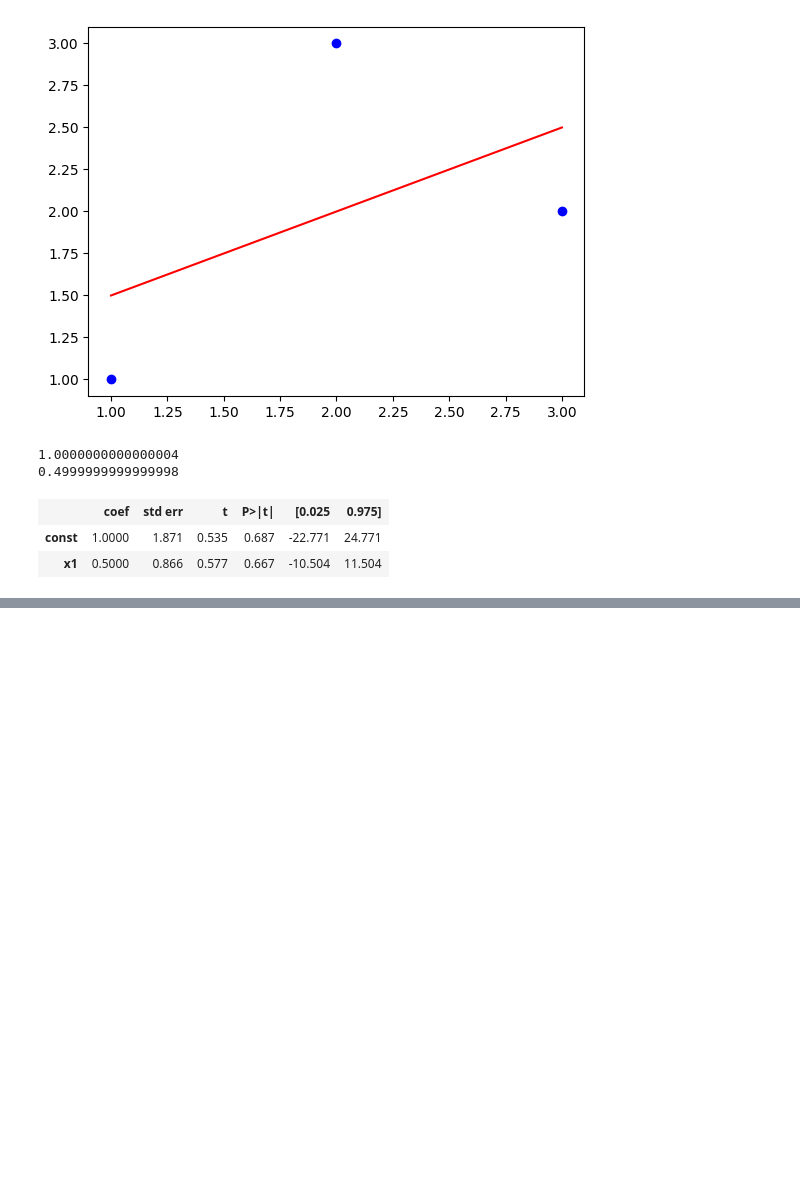
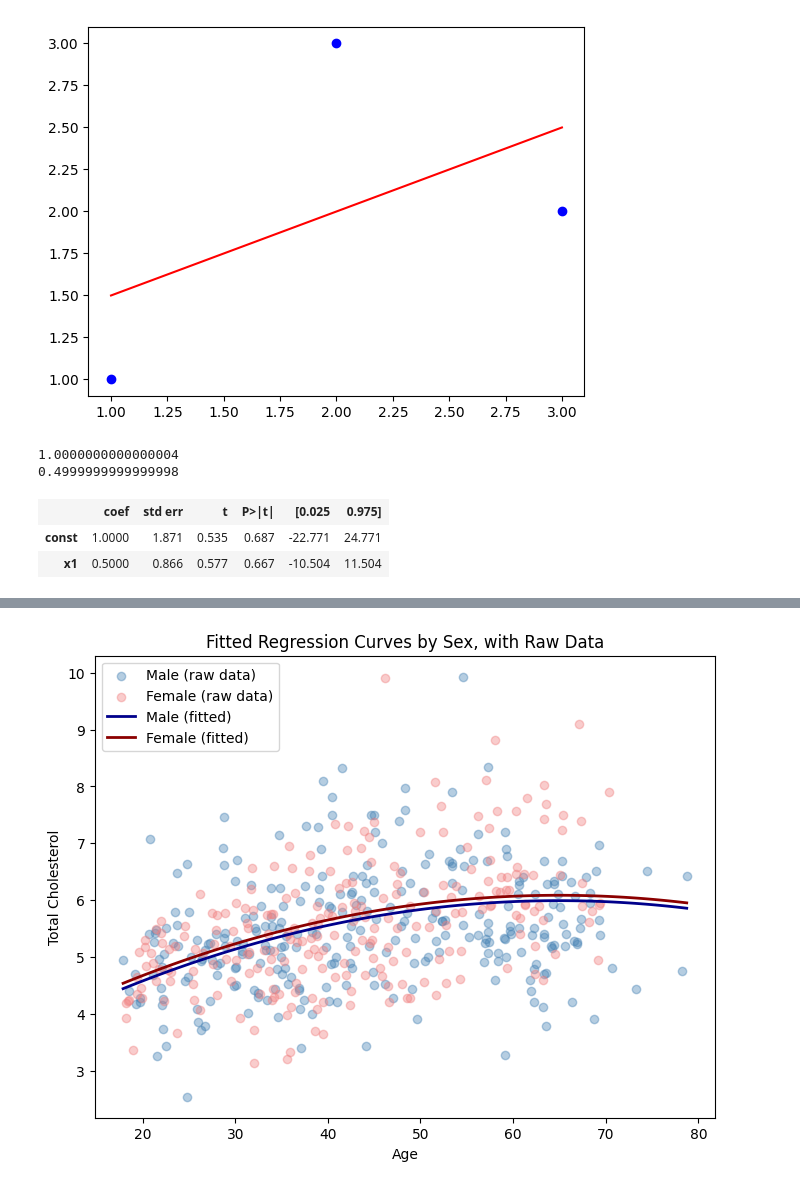
Before and after one commit to hoyedustin/harvard_chan, a Jupyter notebook: bst_220/hw_1.ipynb, the cells around one changed output, grey strips where cells are left out. Drawn from its saved outputs; the diff is of its cells as text; code cells hidden in the pictures; blank space fills up the shorter version.

```diff
--- a/bst_220/hw_1.ipynb
+++ b/bst_220/hw_1.ipynb
@@ -62,0 +281,29 @@ model_sm.summary().tables[1]
+# %%
+# Create a smooth range of ages spanning your data
+age_range = np.linspace(age_1d.min(), age_1d.max(), 100)
+
+# Fitted equations for each sex
+male_fitted = 3.0390 + 0.0909*age_range - 0.0007*age_range**2
+female_fitted = 3.1335 + 0.0909*age_range - 0.0007*age_range**2
+
+# Scatter plot of raw data, colored by sex
+plt.figure(figsize=(8, 6))
+plt.scatter(hw_1_continued_data[hw_1_continued_data["gender"] == 0]["age"],
+            hw_1_continued_data[hw_1_continued_data["gender"] == 0]["tc"],
+            alpha=0.4, label="Male (raw data)", color="steelblue")
+plt.scatter(hw_1_continued_data[hw_1_continued_data["gender"] == 1]["age"],
+            hw_1_continued_data[hw_1_continued_data["gender"] == 1]["tc"],
+            alpha=0.4, label="Female (raw data)", color="lightcoral")
+
+# Overlay fitted curves
+plt.plot(age_range, male_fitted, color="darkblue", linewidth=2, label="Male (fitted)")
+plt.plot(age_range, female_fitted, color="darkred", linewidth=2, label="Female (fitted)")
+
+plt.xlabel("Age")
+plt.ylabel("Total Cholesterol")
+plt.title("Fitted Regression Curves by Sex, with Raw Data")
+plt.legend()
+plt.savefig("fitted_by_sex.png", dpi=300, bbox_inches='tight')
+plt.show()
+# %% [output]
+[figure, added]
```
Also changed, not shown: parts of 29 cells of this notebook, 11 other files.
